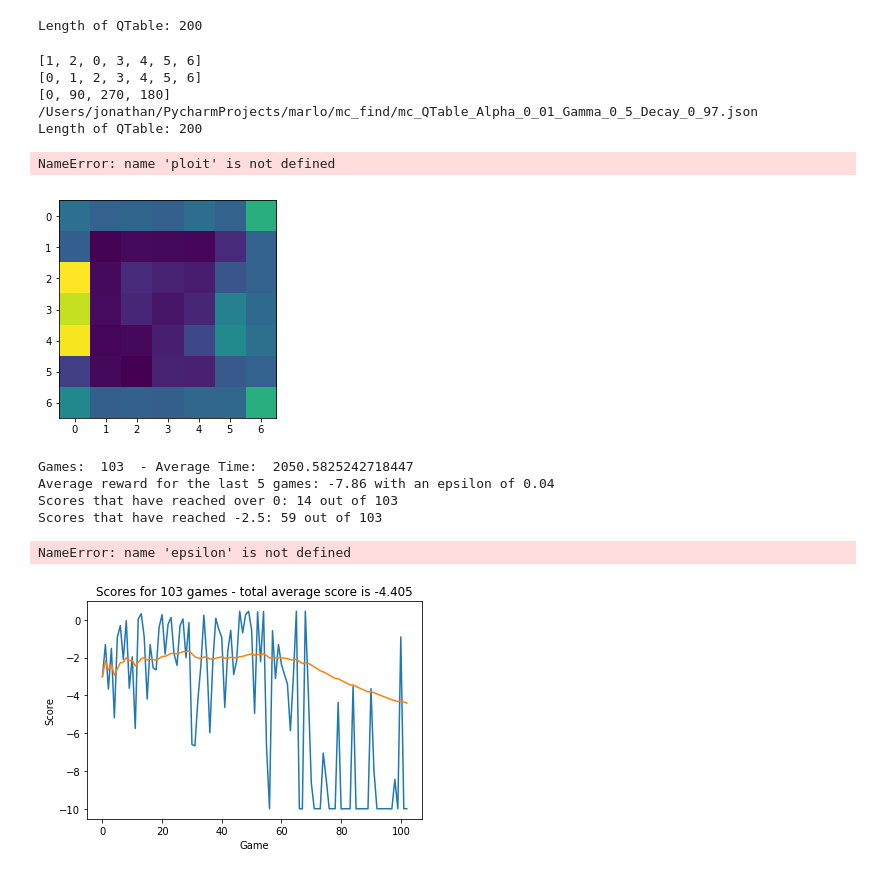
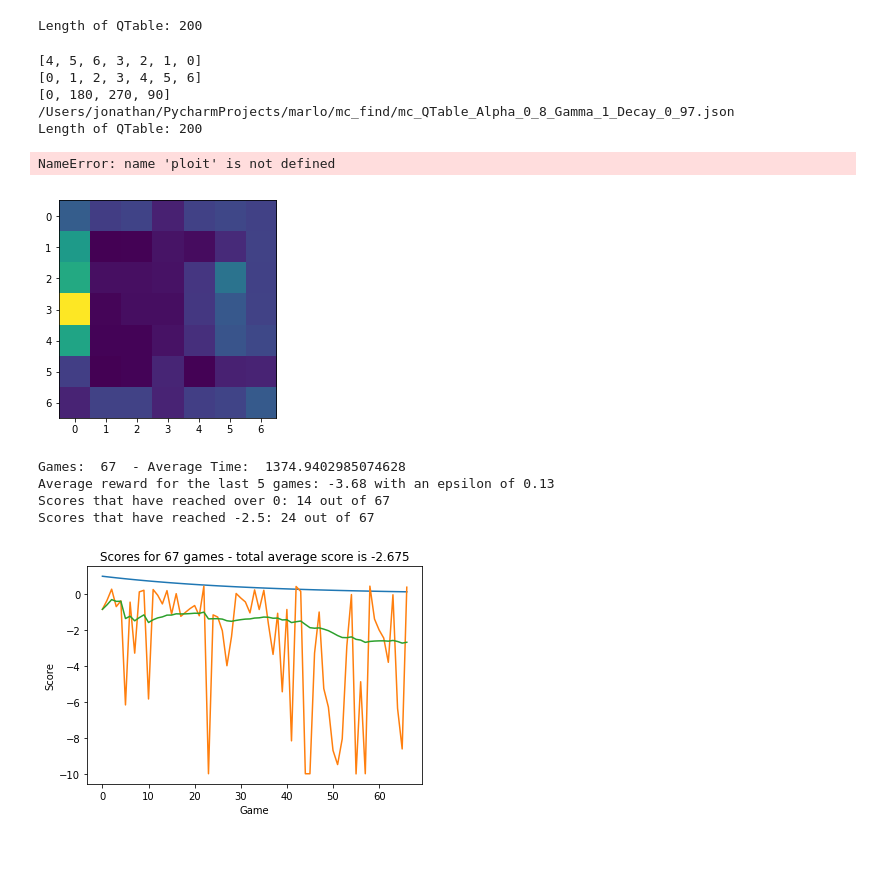
Before and after one commit to mattthelee/Marlo-Double-DQN, a Jupyter notebook: Johnny_looking_data.ipynb, the cells around one changed output. Saved outputs shown, nothing was run; the diff lists cells and outputs as text; code cells hidden in the pictures.

```diff
--- a/Johnny_looking_data.ipynb
+++ b/Johnny_looking_data.ipynb
@@ -14,9 +14,7 @@ print("Length of QTable: " + str(len(Qtable)))
 Length of QTable: 200
 # %%
 file_list = [
-    "/Users/jonathan/PycharmProjects/marlo/mc_find/mc_QTable_Alpha_0_01_Gamma_0_5_Decay_0_97.json",
-    "/Users/jonathan/PycharmProjects/marlo/mc_find/mc_QTable_Alpha_0_01_Gamma_1_Decay_0_97.json"
-]
+    "/Users/jonathan/PycharmProjects/marlo/mc_find/mc_QTable_Alpha_0_8_Gamma_1_Decay_0_97.json"]
 
 xs = []; zs = []; yaws = []
 for key in Qtable:
@@ -44,37 +42,37 @@ def printGrid(xs,zs,Qtable):
         reward = max(Qtable[key])
 
         gridXStart = int(x*36)
         gridXEnd = int(x*36 + 36)
         gridZStart = int(z*36)
         gridZEnd = int(z*36 + 36)
 
         grid[gridXStart:gridXEnd,gridZStart:gridZEnd] += block*(reward/4)
 
     ax = plt.axes()
     ax.imshow(grid)
 
     ax.set_xticks([(i*36 + 18 ) for i in range(xLen+1)])
     ax.set_xticklabels([str(i) for i in range(xLen+1)])
     ax.set_yticks([(i*36 + 18 ) for i in range(xLen+1)])
     ax.set_yticklabels([str(i) for i in range(xLen+1)])
 
 
 
 for file in file_list:
     print(file)
     with open(file) as f:
         Qtable = json.load(f)
     print("Length of QTable: " + str(len(Qtable)))
     printGrid(xs,zs,Qtable)
     ploit()
 # %% [output]
-[1, 2, 0, 3, 4, 5, 6]
+[4, 5, 6, 3, 2, 1, 0]
 [0, 1, 2, 3, 4, 5, 6]
-[0, 90, 270, 180]
-/Users/jonathan/PycharmProjects/marlo/mc_find/mc_QTable_Alpha_0_01_Gamma_0_5_Decay_0_97.json
+[0, 180, 270, 90]
+/Users/jonathan/PycharmProjects/marlo/mc_find/mc_QTable_Alpha_0_8_Gamma_1_Decay_0_97.json
 Length of QTable: 200
 NameError: name 'ploit' is not defined
-[figure, old version]
+[figure, new version]
 # %%
 def plotScores(file):
     my_data = genfromtxt(file, delimiter=',')
@@ -105,13 +105,11 @@ def plotScores(file):
     plt.xlabel("Game");
     plt.ylabel("Score");
 # %%
-plotScores("/Users/jonathan/PycharmProjects/marlo/mc_find/mc_Results_Alpha_0_01_Gamma_0_5_Decay_0_97.csv")
-plt.plot(epsilon)
+plotScores("/Users/jonathan/PycharmProjects/marlo/mc_find/mc_Results_Alpha_0_8_Gamma_1_Decay_0_97.csv")
 # %% [output]
-Games:  103  - Average Time:  2050.5825242718447
-Average reward for the last 5 games: -7.86 with an epsilon of 0.04
-Scores that have reached over 0: 14 out of 103
-Scores that have reached -2.5: 59 out of 103
+Games:  67  - Average Time:  1374.9402985074628
+Average reward for the last 5 games: -3.68 with an epsilon of 0.13
+Scores that have reached over 0: 14 out of 67
+Scores that have reached -2.5: 24 out of 67
-NameError: name 'epsilon' is not defined
-[figure, old version]
+[figure, new version]
 # %%
```
Also changed, not shown: parts of 2 cells of this notebook, 12 other files.
